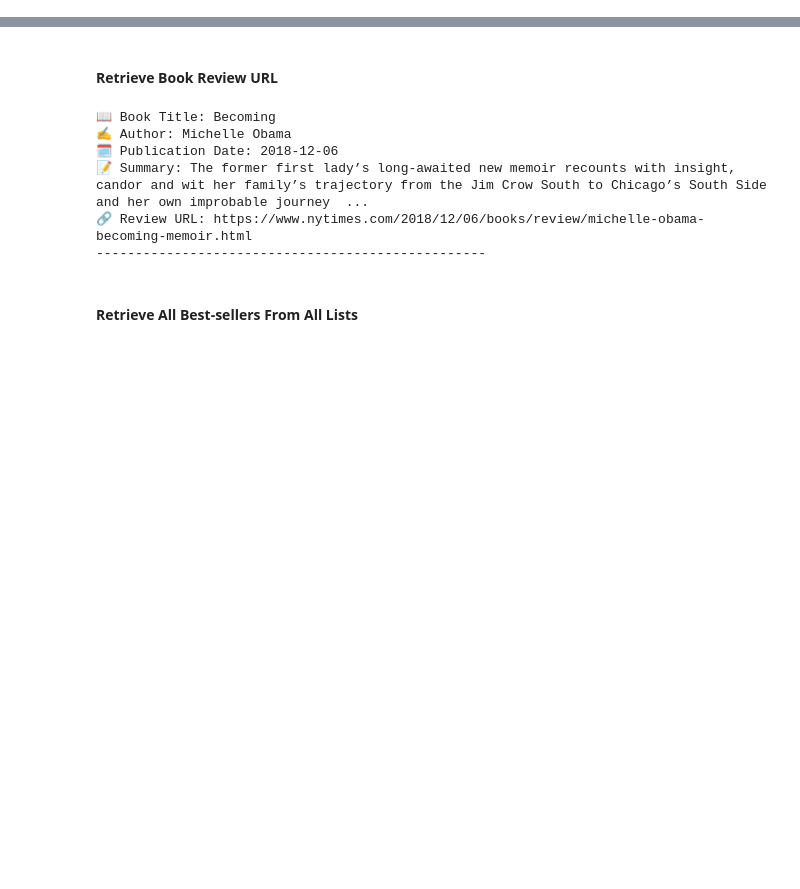
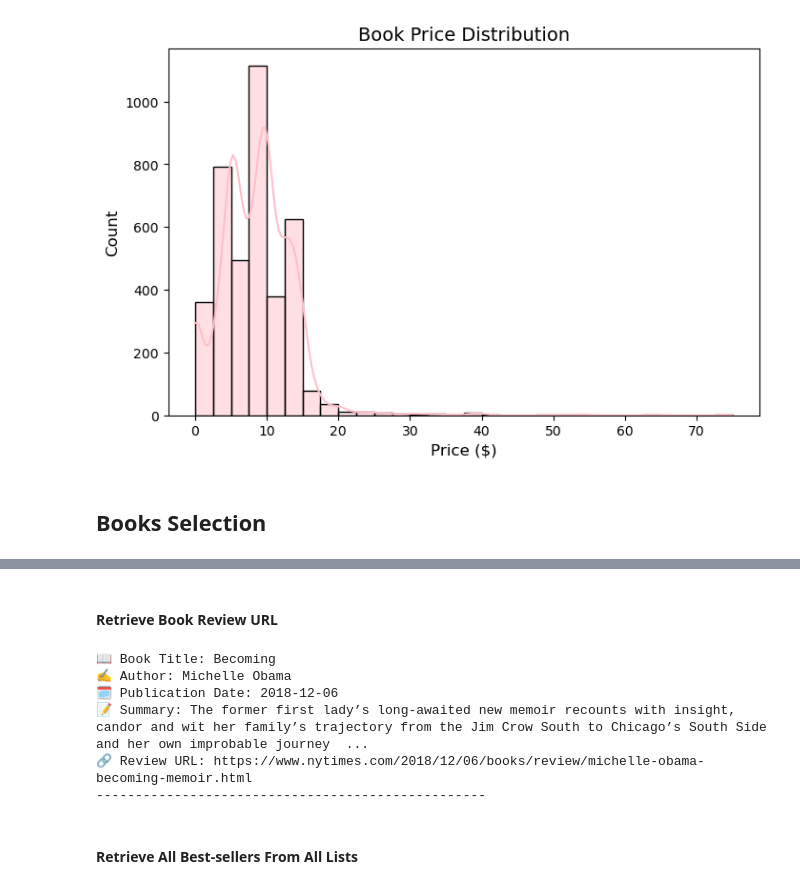
Before and after one commit to Lucielululu/Project-1, a Jupyter notebook: Main.ipynb, the cells around one changed output, grey strips where cells are left out. Cells and saved outputs as stored; diff of their text form; code cells hidden in the pictures; blank space fills up the shorter version.

```diff
--- a/Main.ipynb
+++ b/Main.ipynb
@@ -3,0 +77,15 @@
+# %%
+# Histogram of book prices
+plt.figure(figsize=(8, 5))
+sns.histplot(df["price"], bins=30, kde=True, color="pink")
+
+# Titles and labels
+plt.title("Book Price Distribution", fontsize=14)
+plt.xlabel("Price ($)", fontsize=12)
+plt.ylabel("Count", fontsize=12)
+# Show the plot
+plt.show()
+# %% [output]
+[figure, added]
+# %% [markdown]
+## Books Selection
```
Also changed, not shown: parts of 33 cells of this notebook, 2 other files.
